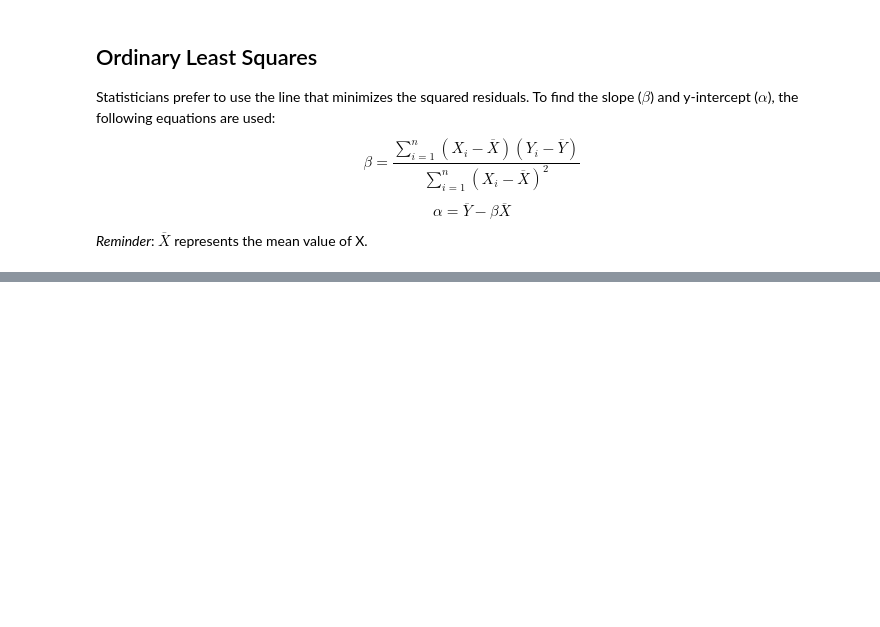
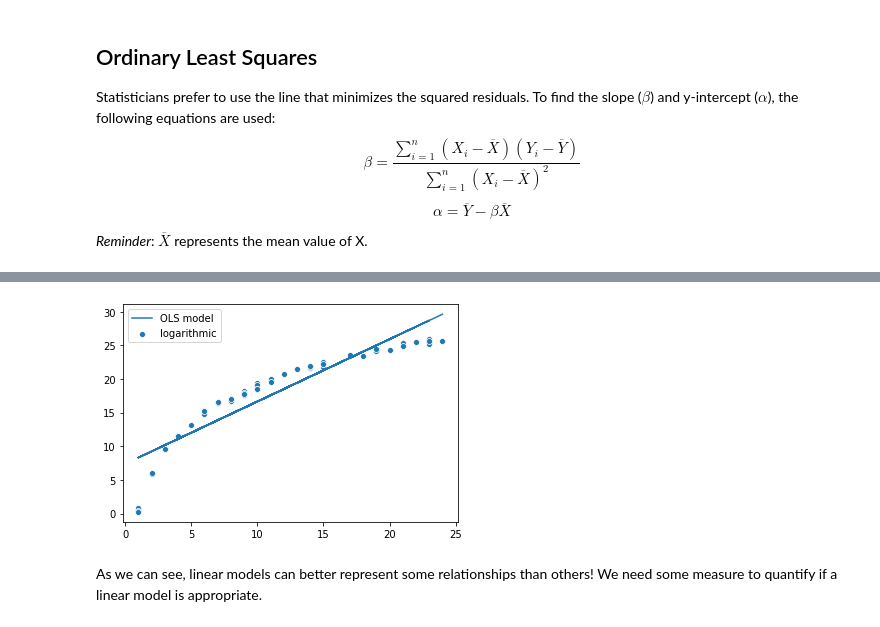
Before and after one commit to ds-modules/POLSCI-3, a Jupyter notebook: beta materials/Lecture_J_NB_1.ipynb, the cells around one changed output, grey strips where cells are left out. Cells and saved outputs as stored; diff of their text form; code cells hidden in the pictures; blank space fills up the shorter version.

```diff
--- a/beta materials/Lecture_J_NB_1.ipynb
+++ b/beta materials/Lecture_J_NB_1.ipynb
@@ -127,0 +176,8 @@ To calculate
+# %%
+def f(x):
+    return  8*np.log(x) + np.random.random(50)
+plot_func(f, 'logarithmic')
+# %% [output]
+[figure, added]
+# %% [markdown]
+As we can see, linear models can better represent some relationships than others! We need some measure to quantify if a linear model is appropriate.
```
Also changed, not shown: parts of 22 cells of this notebook.
